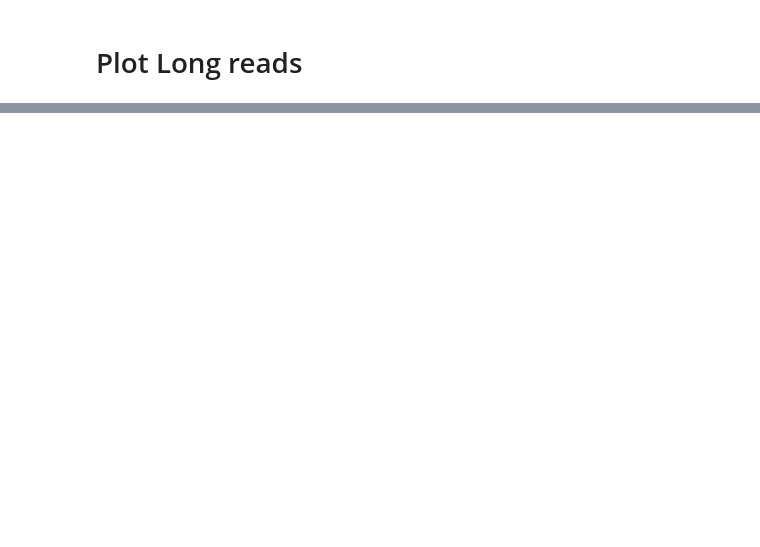
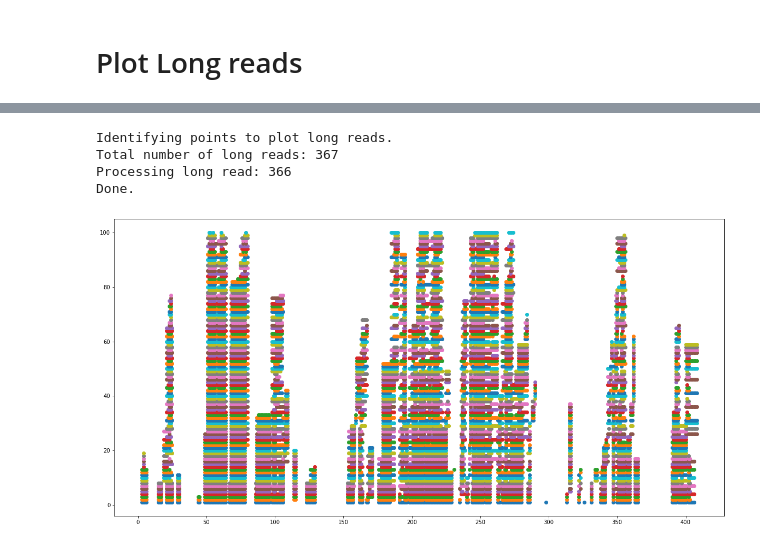
Before and after one commit to aretiandev/bioliquid-nanopore, a Jupyter notebook: 12_long_reads.ipynb, the cells around one changed output, grey strips where cells are left out. Saved outputs shown, nothing was run; the diff lists cells and outputs as text; code cells hidden in the pictures; blank space fills up the shorter version.

Commit message:
long_reads: complete nb and move everything to helper functions

```diff
--- a/12_long_reads.ipynb
+++ b/12_long_reads.ipynb
@@ -334,0 +309,7 @@ person_reads.long_read.isna().sum()
+# %%
+selected_person = 0
+person_reads0 = assign_reads_to_bins(df, selected_person)
+person_reads0 = create_long_reads(person_reads0)
+selected_person = 1
+person_reads1 = assign_reads_to_bins(df, selected_person)
+person_reads1 = create_long_reads(person_reads1)
@@ -334,0 +329,8 @@ person_reads.long_read.isna().sum()
+# %%
+plot_long_reads(person_reads0)
+# %% [output]
+Identifying points to plot long reads.
+Total number of long reads: 367
+Processing long read: 366
+Done.
+[figure, added]
```
Also changed, not shown: parts of 25 cells of this notebook, 1 other file.
